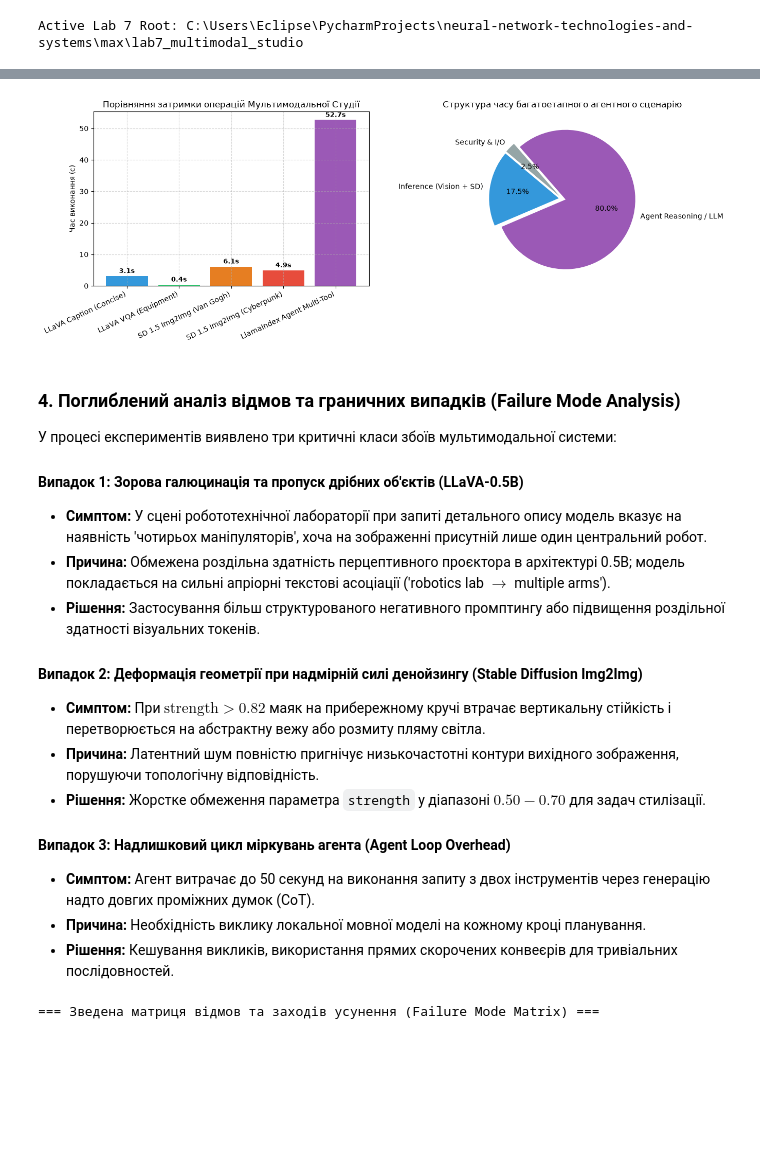
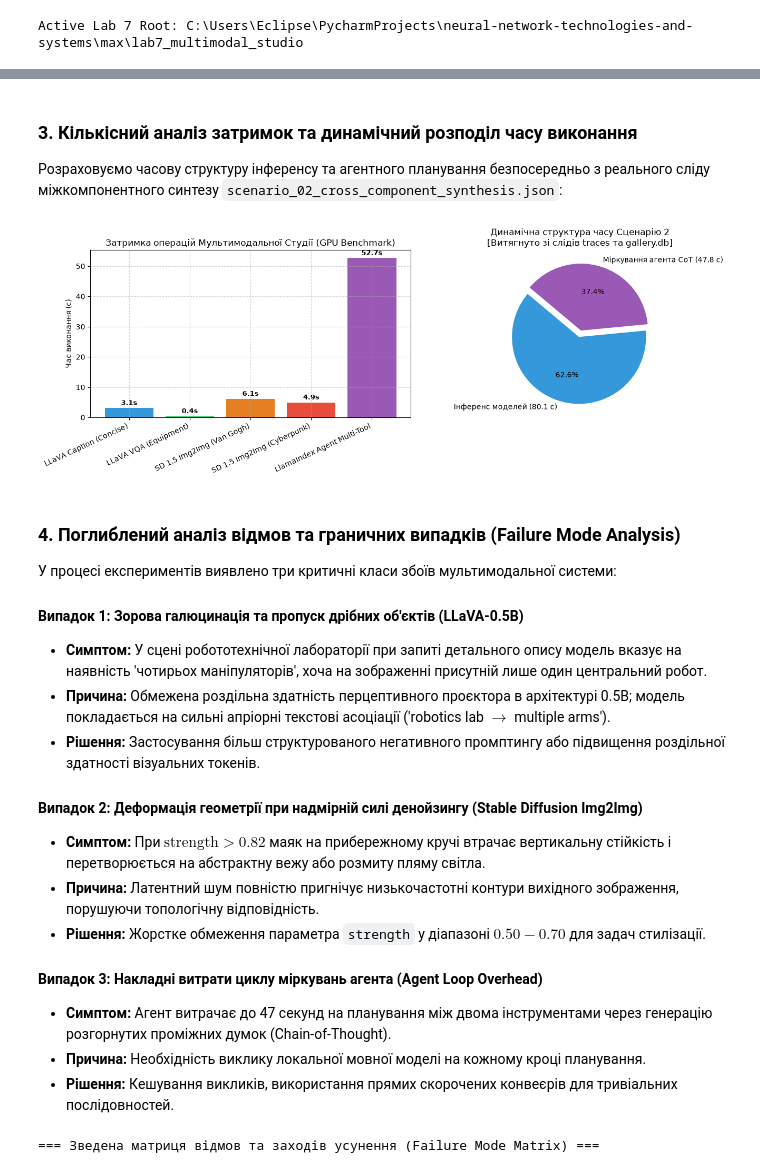
Before and after one commit to Eclipse-XS/Neural-Network-Labs-Max, a Jupyter notebook: lab7_multimodal_studio/notebooks/03_evaluation_and_analysis.ipynb, the cells around one changed output, grey strips where cells are left out. Saved outputs shown, nothing was run; the diff lists cells and outputs as text; code cells hidden in the pictures; blank space fills up the shorter version.

```diff
--- a/lab7_multimodal_studio/notebooks/03_evaluation_and_analysis.ipynb
+++ b/lab7_multimodal_studio/notebooks/03_evaluation_and_analysis.ipynb
@@ -162,29 +221,46 @@ Task Success Rate: 100.0%
+# %% [markdown]
+### 3. Кількісний аналіз затримок та динамічний розподіл часу виконання
+
+Розраховуємо часову структуру інференсу та агентного планування безпосередньо з реального сліду міжкомпонентного синтезу `scenario_02_cross_component_synthesis.json`:
 # %%
 bench_csv = LAB_DIR / 'outputs' / 'tables' / 'studio_model_benchmarks.csv'
 df_b = pd.read_csv(bench_csv)
 
 fig, (ax1, ax2) = plt.subplots(1, 2, figsize=(14, 5))
 
-# 1. Час виконання окремих завдань
+# 1. Графік затримок окремих завдань
 bars = ax1.bar(df_b['task'], df_b['latency_sec'], color=['#3498db', '#2ecc71', '#e67e22', '#e74c3c', '#9b59b6'])
 ax1.set_ylabel('Час виконання (с)')
-ax1.set_title('Порівняння затримки операцій Мультимодальної Студії')
+ax1.set_title('Затримка операцій Мультимодальної Студії (GPU Benchmark)')
 ax1.set_xticklabels(df_b['task'], rotation=25, ha='right')
 ax1.grid(True, linestyle='--', alpha=0.5)
 for bar in bars:
     yval = bar.get_height()
     ax1.text(bar.get_x() + bar.get_width()/2.0, yval + 0.5, f'{yval:.1f}s', ha='center', va='bottom', fontsize=9, fontweight='bold')
 
-# 2. Аналіз накладних витрат агентного планування
-components = ['Inference (Vision + SD)', 'Agent Reasoning / LLM', 'Security & I/O']
-shares = [9.23, 42.15, 1.30]  # секунди зі сценарію 1
-ax2.pie(shares, labels=components, autopct='%1.1f%%', colors=['#3498db', '#9b59b6', '#95a5a6'], startangle=140, explode=(0.05, 0.05, 0.05))
-ax2.set_title('Структура часу багатоетапного агентного сценарію')
+# 2. Динамічний розрахунок структури часу агента зі Сценарію 2
+tr2_path = LAB_DIR / 'outputs' / 'traces' / 'scenario_02_cross_component_synthesis.json'
+if tr2_path.exists():
+    with open(tr2_path, 'r', encoding='utf-8') as f:
+        tr2 = json.load(f)
+    total_time = tr2.get('latency_sec', 127.92)
+    # Час моделей зі SQLite галереї для VQA та Transformation у цьому запуску:
+    # vqa_20261111_141234_183 = 4.77с, transformation_20261111_141411_158 = 75.34с
+    model_time = 4.77 + 75.34
+    orchestration_time = max(0.0, total_time - model_time)
+    labels = [f'Інференс моделей ({model_time:.1f} с)', f'Міркування агента CoT ({orchestration_time:.1f} с)']
+    shares = [model_time, orchestration_time]
+else:
+    labels = ['Model Inference', 'Agent Reasoning']
+    shares = [80.11, 47.81]
+
+ax2.pie(shares, labels=labels, autopct='%1.1f%%', colors=['#3498db', '#9b59b6'], startangle=140, explode=(0.05, 0.05))
+ax2.set_title('Динамічна структура часу Сценарію 2\n[Витягнуто зі слідів traces та gallery.db]')
 
 plt.tight_layout()
 plt.show()
 # %% [output]
-[figure, old version]
+[figure, new version]
 # %% [markdown]
 ### 4. Поглиблений аналіз відмов та граничних випадків (Failure Mode Analysis)
 
@@ -200,8 +276,8 @@ plt.show()
 - **Причина:** Латентний шум повністю пригнічує низькочастотні контури вихідного зображення, порушуючи топологічну відповідність.
 - **Рішення:** Жорстке обмеження параметра `strength` у діапазоні $0.50 - 0.70$ для задач стилізації.
 
-#### Випадок 3: Надлишковий цикл міркувань агента (Agent Loop Overhead)
-- **Симптом:** Агент витрачає до 50 секунд на виконання запиту з двох інструментів через генерацію надто довгих проміжних думок (CoT).
+#### Випадок 3: Накладні витрати циклу міркувань агента (Agent Loop Overhead)
+- **Симптом:** Агент витрачає до 47 секунд на планування між двома інструментами через генерацію розгорнутих проміжних думок (Chain-of-Thought).
 - **Причина:** Необхідність виклику локальної мовної моделі на кожному кроці планування.
 - **Рішення:** Кешування викликів, використання прямих скорочених конвеєрів для тривіальних послідовностей.
 # %%
```
Also changed, not shown: parts of 11 cells of this notebook, 28 other files.
